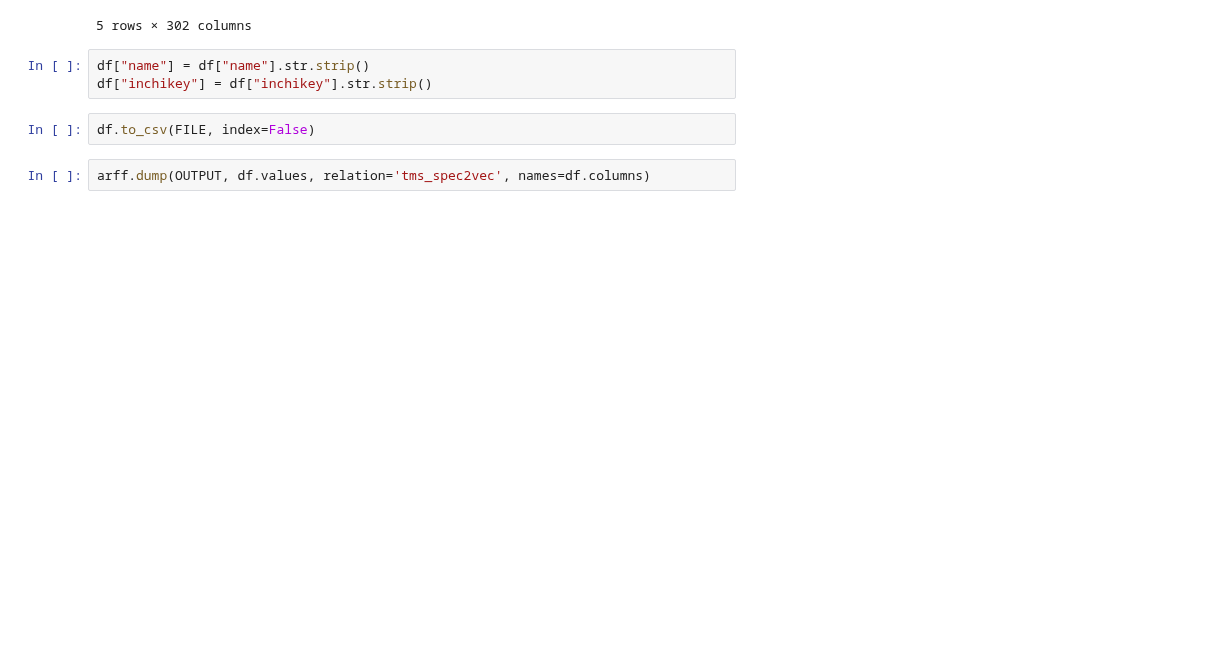
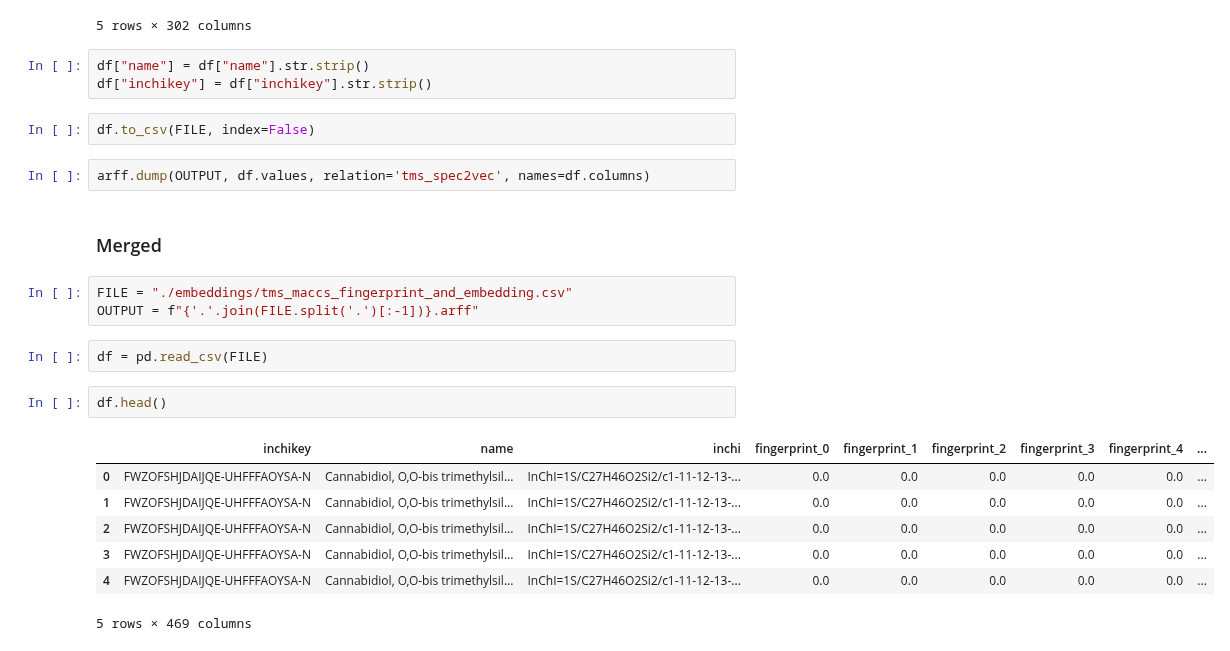
Before and after one commit to alpi314/mass_spectra, a Jupyter notebook: to_arff.ipynb, the cells around one changed output. Saved outputs shown, nothing was run; the diff lists cells and outputs as text; blank space fills up the shorter version.

Commit message:
added merged to arf conversion

```diff
--- a/to_arff.ipynb
+++ b/to_arff.ipynb
@@ -77,3 +75,20 @@ df["inchikey"] = df["inchikey"].str.strip()
 df.to_csv(FILE, index=False)
 # %%
 arff.dump(OUTPUT, df.values, relation='tms_spec2vec', names=df.columns)
+# %% [markdown]
+### Merged
+# %%
+FILE = "./embeddings/tms_maccs_fingerprint_and_embedding.csv"
+OUTPUT = f"{'.'.join(FILE.split('.')[:-1])}.arff"
+# %%
+df = pd.read_csv(FILE)
+# %%
+df.head()
+# %% [output]
+|  | inchikey | name | inchi | fingerprint_0 | fingerprint_1 | fingerprint_2 | fingerprint_3 | fingerprint_4 | ... |
+| 0 | FWZOFSHJDAIJQE-UHFFFAOYSA-N | Cannabidiol, O,O-bis trimethylsil... | InChI=1S/C27H46O2Si2/c1-11-12-13-... | 0.0 | 0.0 | 0.0 | 0.0 | 0.0 | ... |
+| 1 | FWZOFSHJDAIJQE-UHFFFAOYSA-N | Cannabidiol, O,O-bis trimethylsil... | InChI=1S/C27H46O2Si2/c1-11-12-13-... | 0.0 | 0.0 | 0.0 | 0.0 | 0.0 | ... |
+| 2 | FWZOFSHJDAIJQE-UHFFFAOYSA-N | Cannabidiol, O,O-bis trimethylsil... | InChI=1S/C27H46O2Si2/c1-11-12-13-... | 0.0 | 0.0 | 0.0 | 0.0 | 0.0 | ... |
+| 3 | FWZOFSHJDAIJQE-UHFFFAOYSA-N | Cannabidiol, O,O-bis trimethylsil... | InChI=1S/C27H46O2Si2/c1-11-12-13-... | 0.0 | 0.0 | 0.0 | 0.0 | 0.0 | ... |
+| 4 | FWZOFSHJDAIJQE-UHFFFAOYSA-N | Cannabidiol, O,O-bis trimethylsil... | InChI=1S/C27H46O2Si2/c1-11-12-13-... | 0.0 | 0.0 | 0.0 | 0.0 | 0.0 | ... |
+5 rows × 469 columns
```
Also changed, not shown: parts of 6 cells of this notebook.
